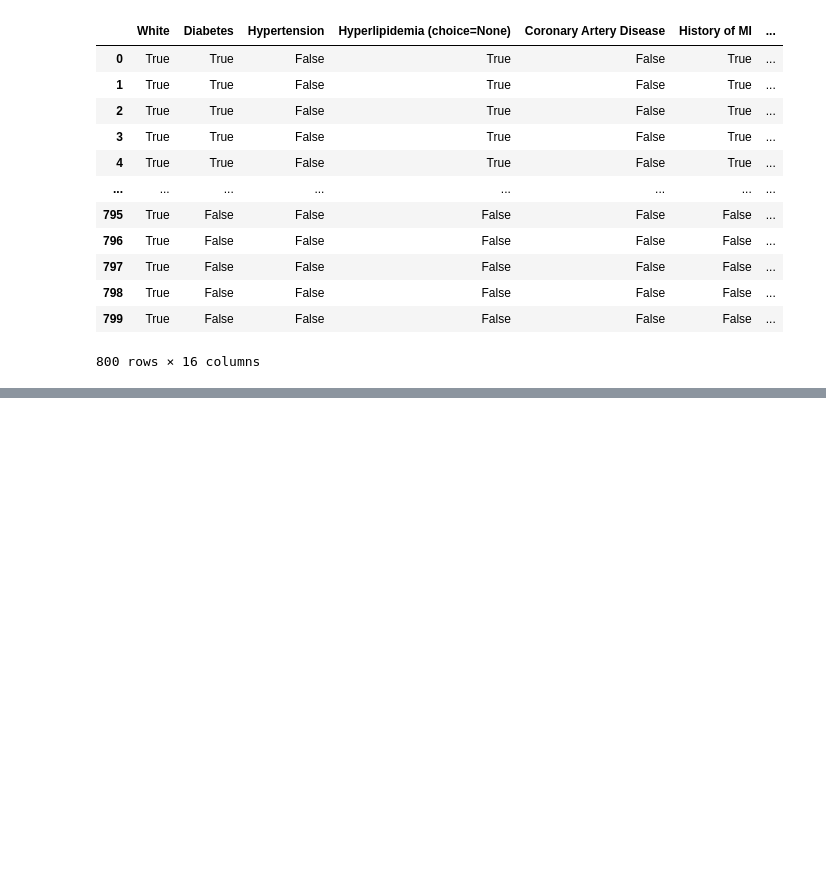
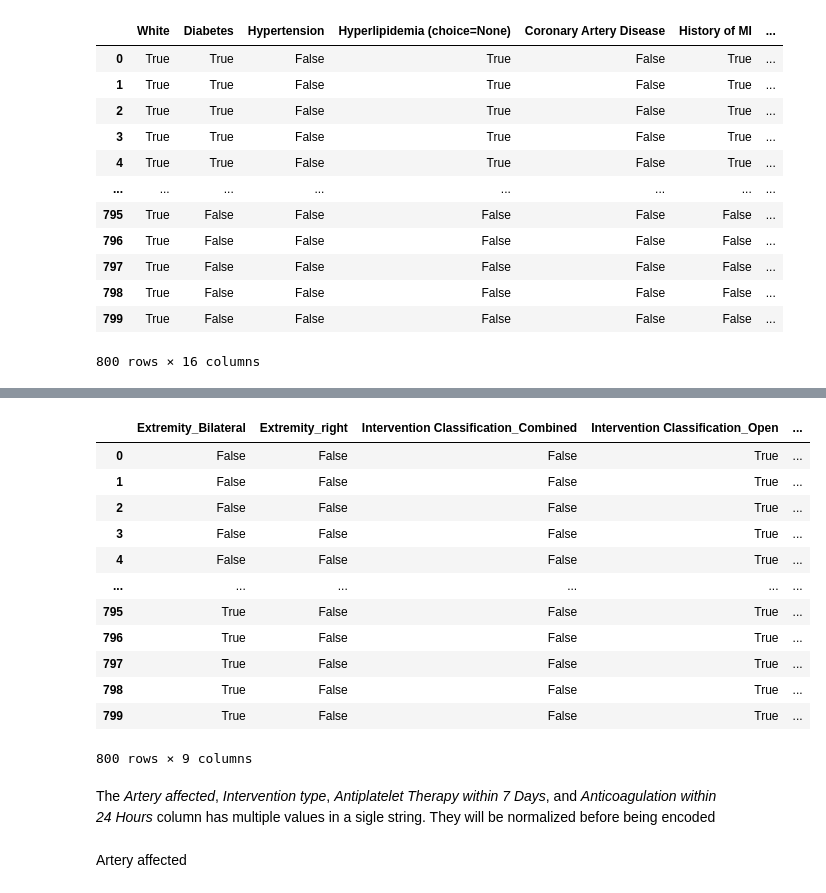
Before and after one commit to kstack21/CapstoneC2023, a Jupyter notebook: steps.ipynb, the cells around one changed output, grey strips where cells are left out. Saved outputs shown, nothing was run; the diff lists cells and outputs as text; code cells hidden in the pictures; blank space fills up the shorter version.

Commit message:
data cleaned and preprocessed. Ready for model

```diff
--- a/steps.ipynb
+++ b/steps.ipynb
@@ -495,0 +557,15 @@ clean_df[columns_to_convert]
+# %%
+# Replace renal status values. Some of the values in the data set mean the same with different words
+# Define a dictionary to map old values to new values
+replace_dict = {'GFR 60 to 89': 'Normal', 'Evidence of renal dysfunction ( GFR >90)': 'Normal', '0': 'Normal', 0: 'Normal', 1: "1"}
+
+clean_df['Renal Status'] = clean_df['Renal Status'].replace(replace_dict)
+
+# Initialize the OrdinalEncoder with specified category orders
+encoder = OrdinalEncoder(categories=[category_orders[column] for column in ['Tobacco Use (1 current 2 former, 3 none)', 'Renal Status']])
+
+# Fit and transform the selected columns to encode ordinal values
+clean_df[['Tobacco Use (1 current 2 former, 3 none)', 'Renal Status']] = encoder.fit_transform(clean_df[['Tobacco Use (1 current 2 former, 3 none)', 'Renal Status']])
+
+# Rename column
+clean_df = clean_df.rename(columns={'Tobacco Use (1 current 2 former, 3 none)': 'Tobacco Use'})
@@ -495,0 +598,36 @@ clean_df[columns_to_convert]
+# %%
+columns_to_dummy = ['Extremity',
+                    'Intervention Classification',
+                    'Statin within 24 Hours']
+# %%
+# Dummy encoding of categorical values
+clean_df = pd.get_dummies(clean_df, columns=columns_to_dummy,
+                    prefix=columns_to_dummy)
+# %%
+# Drop unecessary columns
+clean_df = clean_df.drop(columns=['Extremity_left']) # Because it is either right, left or bilateral
+clean_df = clean_df.drop(columns=['Intervention Classification_Endo']) # Either endo, open or combined
+# %%
+# Show columns
+# Use the .filter() method to select columns with the original columns prefixes
+dummy_columns = selected_columns = [col for col in clean_df.columns if any(col.startswith(prefix) for prefix in columns_to_dummy)]
+
+clean_df[dummy_columns]
+# %% [output]
+|  | Extremity_Bilateral | Extremity_right | Intervention Classification_Combined | Intervention Classification_Open | ... |
+| 0 | False | False | False | True | ... |
+| 1 | False | False | False | True | ... |
+| 2 | False | False | False | True | ... |
+| 3 | False | False | False | True | ... |
+| 4 | False | False | False | True | ... |
+| ... | ... | ... | ... | ... | ... |
+| 795 | True | False | False | True | ... |
+| 796 | True | False | False | True | ... |
+| 797 | True | False | False | True | ... |
+| 798 | True | False | False | True | ... |
+| 799 | True | False | False | True | ... |
+800 rows × 9 columns
+# %% [markdown]
+The _Artery affected_, _Intervention type_, _Antiplatelet Therapy within 7 Days_, and _Anticoagulation within 24 Hours_ column has multiple values in a sigle string. They will be normalized before being encoded
+# %% [markdown]
+Artery affected
```
Also changed, not shown: parts of 43 cells of this notebook, 3 other files.
